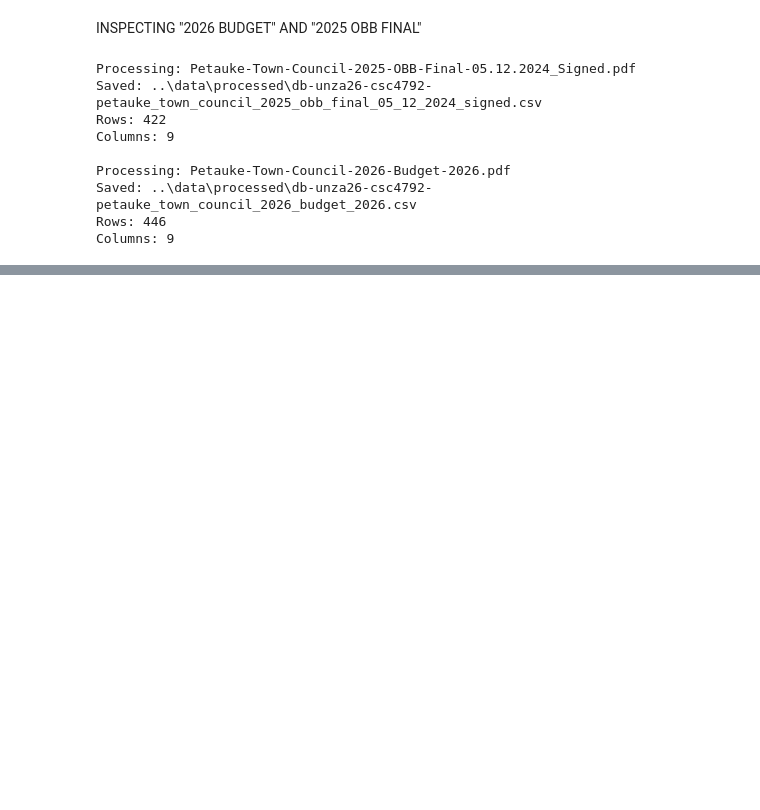
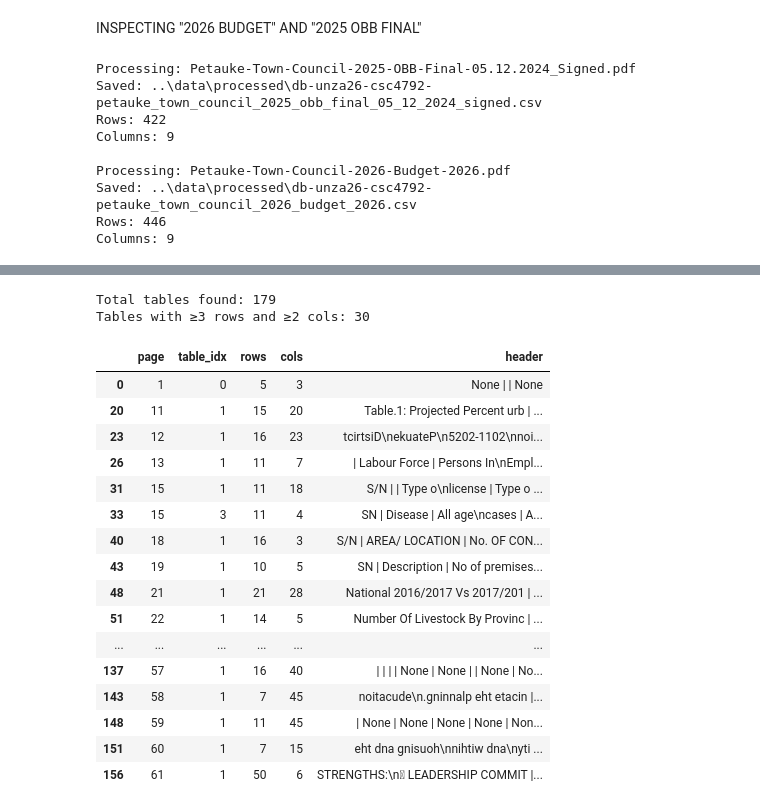
Before and after one commit to blessing-dube73/project_team_31, a Jupyter notebook: notebooks/unza26-csc4792-petauke-council.ipynb, the cells around one changed output, grey strips where cells are left out. Cells and saved outputs as stored; diff of their text form; code cells hidden in the pictures; blank space fills up the shorter version.

```diff
--- a/notebooks/unza26-csc4792-petauke-council.ipynb
+++ b/notebooks/unza26-csc4792-petauke-council.ipynb
@@ -379,0 +342,16 @@ Pages with tables   : [(15, 3), (16, 2), (17, 16), (19, 1), (22, 3), (23, 3), (2
+# %%
+import re
+
+section_re = re.compile(
+    r"(\d+(?:\.\d+){1,4})\s+([A-Z][A-Za-z'’\- ]+?)\s+Chiefdom\s*\(([^)]+?)\)",
+    re.IGNORECASE
+)
+
+# Pre-extract all page texts once — reused throughout the extraction.
+with pdfplumber.open(idp_path) as pdf:
+    all_page_texts = [p.extract_text() or "" for p in pdf.pages]
+
+for page_num, text in enumerate(all_page_texts, start=1):
+    m = section_re.search(text)
+    if m:
+        print(f"Page {page_num:3d}: {m.group(0).strip()}")
@@ -379,0 +603,63 @@ Pages with tables   : [(15, 3), (16, 2), (17, 16), (19, 1), (22, 3), (23, 3), (2
+# %%
+import pdfplumber
+import pandas as pd
+import re
+from pathlib import Path
+
+data_folder = Path("../data/raw")
+output_folder = Path("../data/processed")
+output_folder.mkdir(parents=True, exist_ok=True)
+
+stratplan_path = data_folder / "Petauke-Town-Council-Stratplan_2019-23.pdf"
+
+def list_all_tables(pdf_path):
+    """List every extracted table in a PDF with page, dimensions, and header preview."""
+    rows = []
+    with pdfplumber.open(pdf_path) as pdf:
+        for page_num, page in enumerate(pdf.pages, start=1):
+            for t_idx, table in enumerate(page.extract_tables()):
+                if not table:
+                    continue
+                header = table[0]
+                header_str = " | ".join(
+                    (str(c) or "")[:30] for c in header
+                )
+                rows.append({
+                    "page":      page_num,
+                    "table_idx": t_idx,
+                    "rows":      len(table),
+                    "cols":      len(header),
+                    "header":    header_str,
+                })
+    return pd.DataFrame(rows)
+
+stratplan_tables = list_all_tables(stratplan_path)
+print(f"Total tables found: {len(stratplan_tables)}")
+
+# Show tables with at least 3 rows and 2 cols (likely real data)
+real_candidates = stratplan_tables[
+    (stratplan_tables["rows"] >= 3) &
+    (stratplan_tables["cols"] >= 2)
+]
+print(f"Tables with ≥3 rows and ≥2 cols: {len(real_candidates)}\n")
+display(real_candidates.head(40))
+# %% [output]
+Total tables found: 179
+Tables with ≥3 rows and ≥2 cols: 30
+|  | page | table_idx | rows | cols | header |
+| 0 | 1 | 0 | 5 | 3 | None | | None |
+| 20 | 11 | 1 | 15 | 20 | Table.1: Projected Percent urb | ... |
+| 23 | 12 | 1 | 16 | 23 | tcirtsiD\nekuateP\n5202-1102\nnoi... |
+| 26 | 13 | 1 | 11 | 7 | | Labour Force | Persons In\nEmpl... |
+| 31 | 15 | 1 | 11 | 18 | S/N | | Type o\nlicense | Type o ... |
+| 33 | 15 | 3 | 11 | 4 | SN | Disease | All age\ncases | A... |
+| 40 | 18 | 1 | 16 | 3 | S/N | AREA/ LOCATION | No. OF CON... |
+| 43 | 19 | 1 | 10 | 5 | SN | Description | No of premises... |
+| 48 | 21 | 1 | 21 | 28 | National 2016/2017 Vs 2017/201 | ... |
+| 51 | 22 | 1 | 14 | 5 | Number Of Livestock By Provinc | ... |
+| ... | ... | ... | ... | ... | ... |
+| 137 | 57 | 1 | 16 | 40 | | | | | None | None | | None | No... |
+| 143 | 58 | 1 | 7 | 45 | noitacude\n.gninnalp eht etacin |... |
+| 148 | 59 | 1 | 11 | 45 | | None | None | None | None | Non... |
+| 151 | 60 | 1 | 7 | 15 | eht dna gnisuoh\nnihtiw dna\nyti ... |
+| 156 | 61 | 1 | 50 | 6 | STRENGTHS:\n LEADERSHIP COMMIT |... |
```
Also changed, not shown: parts of 56 cells of this notebook, 1 other file.
